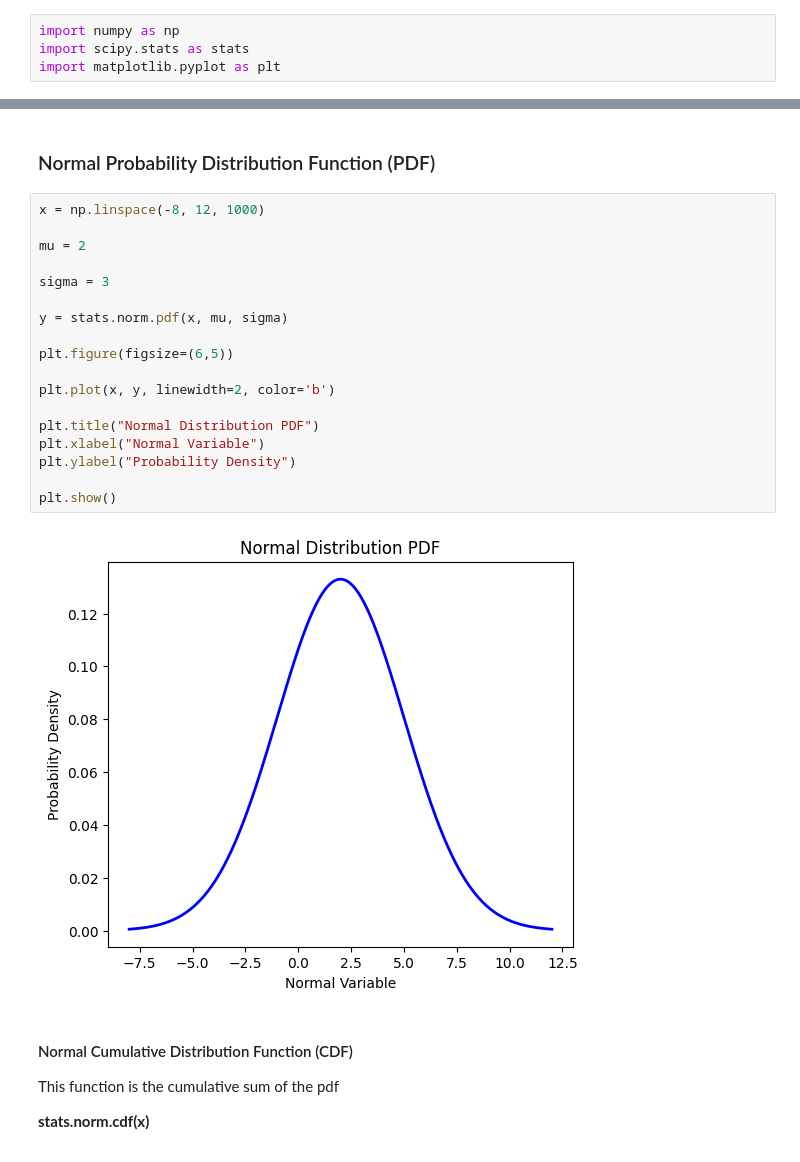
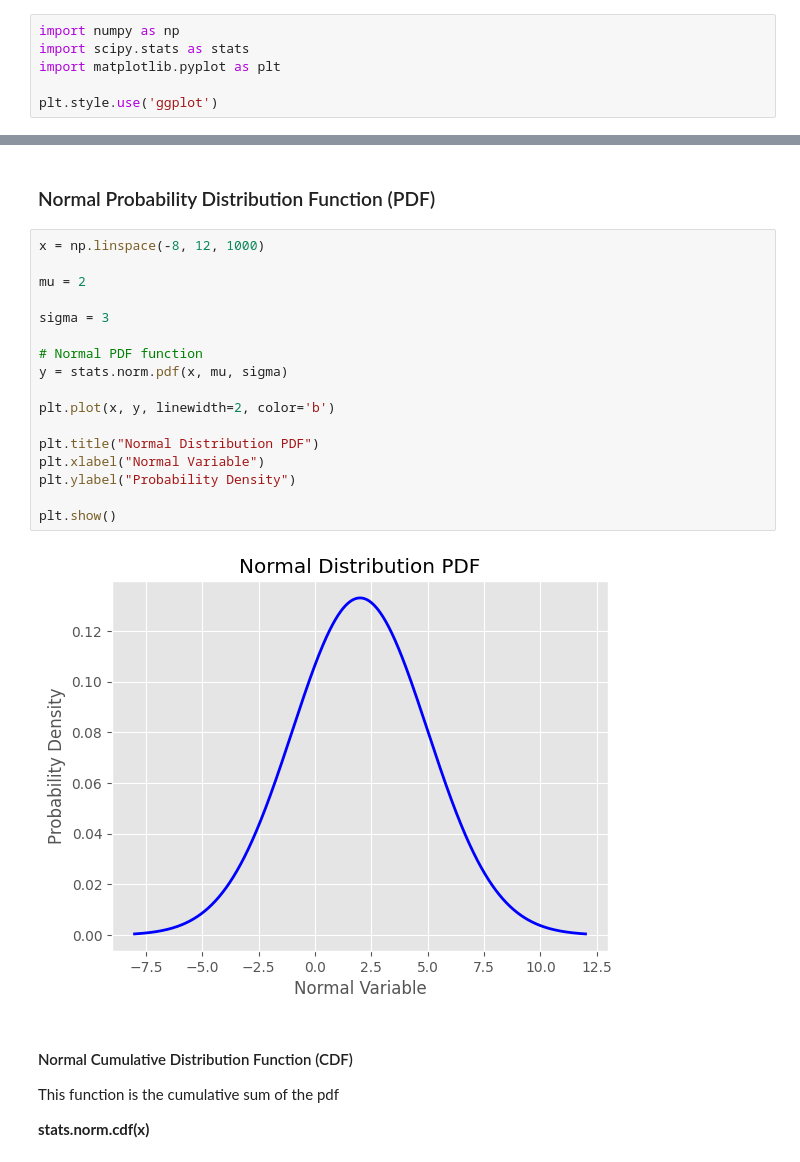
Before and after one commit to samtaba/Statistics, a Jupyter notebook: Statistics.ipynb, the cells around one changed output, grey strips where cells are left out. Cells and saved outputs as stored; diff of their text form.

```diff
--- a/Statistics.ipynb
+++ b/Statistics.ipynb
@@ -34,6 +34,8 @@ We consider a uniform PDF from 0 to 1 using the SciPy function
 import numpy as np
 import scipy.stats as stats
 import matplotlib.pyplot as plt
+
+plt.style.use('ggplot')
 # %%
 x = np.linspace(-0.2, 1.2, 1000)
 
@@ -139,23 +137,22 @@ Text(0, 0.5, 'Probability Density')
 # %%
 x = np.linspace(-8, 12, 1000)
 
 mu = 2
 
 sigma = 3
 
+# Normal PDF function
 y = stats.norm.pdf(x, mu, sigma)
-
-plt.figure(figsize=(6,5))
 
 plt.plot(x, y, linewidth=2, color='b')
 
 plt.title("Normal Distribution PDF")
 plt.xlabel("Normal Variable")
 plt.ylabel("Probability Density")
 
 plt.show()
 # %% [output]
-[figure, old version]
+[figure, new version]
 # %% [markdown]
 #### Normal Cumulative Distribution Function (CDF)
 
```
Also changed, not shown: parts of 7 cells of this notebook.
